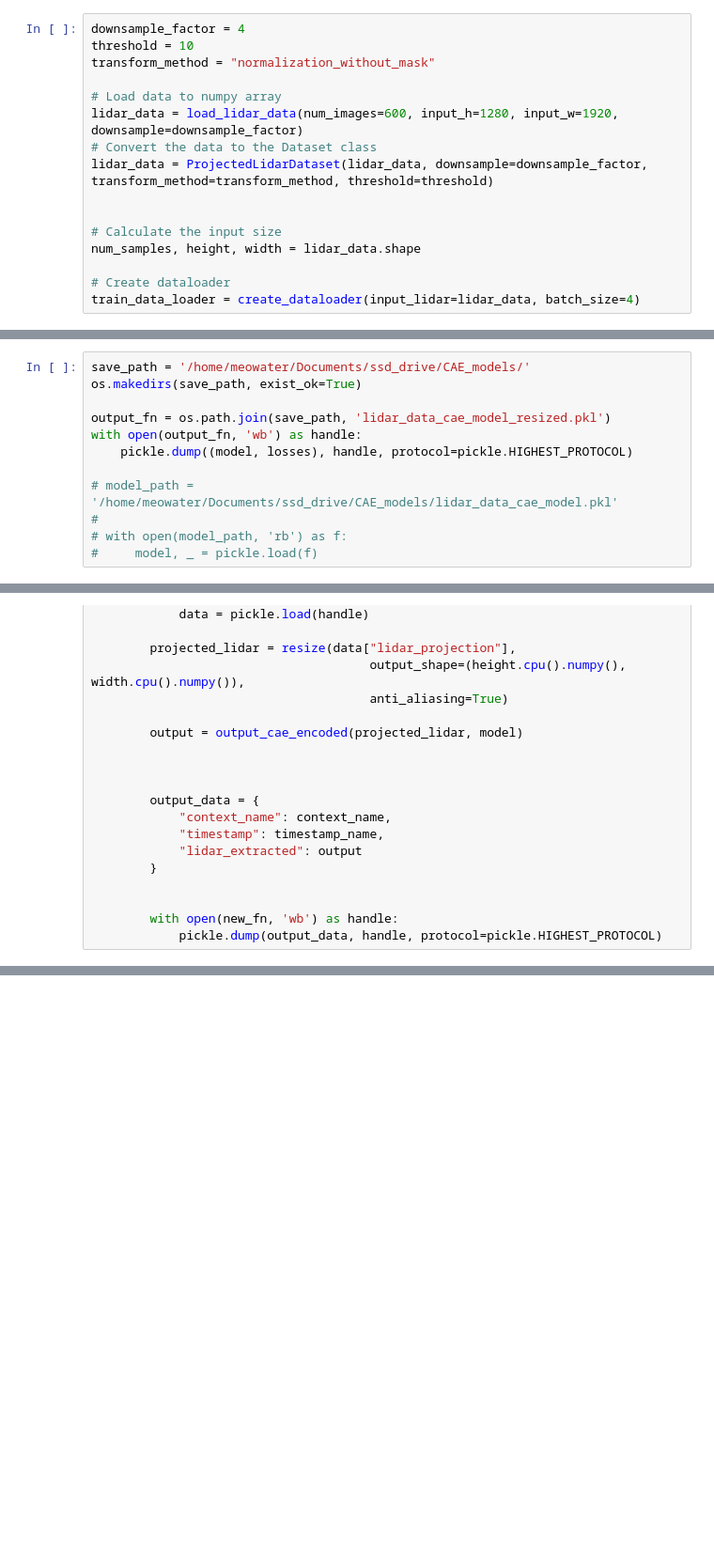
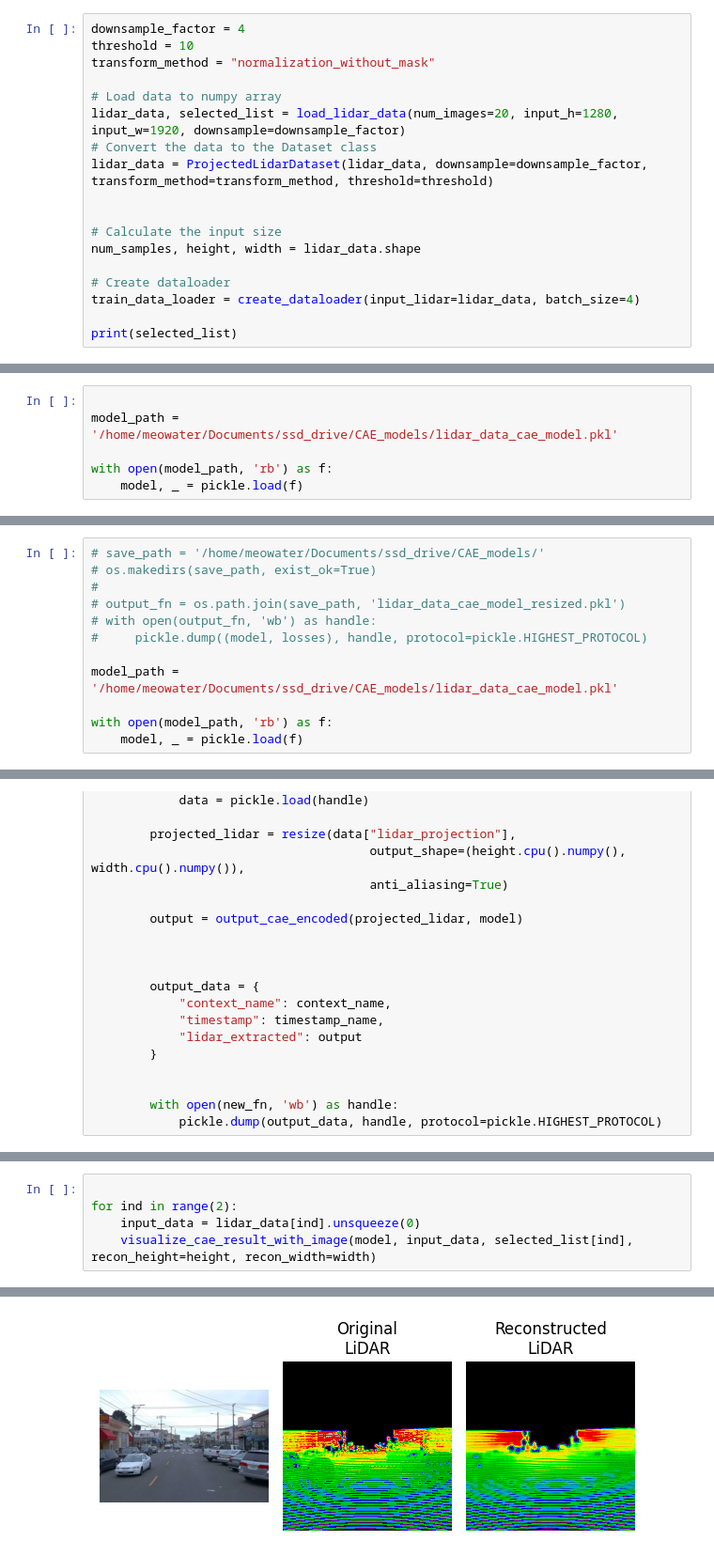
Before and after one commit to felixgalindo/CS-7643-Final-Project, a Jupyter notebook: fine_tune_lidar_CAE.ipynb, the cells around one changed output, grey strips where cells are left out. Shown at 94% size. Cells and saved outputs as stored; diff of their text form; blank space fills up the shorter version.

Commit message:
Plotted image + lidar data.

```diff
--- a/fine_tune_lidar_CAE.ipynb
+++ b/fine_tune_lidar_CAE.ipynb
@@ -8,7 +8,7 @@ threshold = 10
 transform_method = "normalization_without_mask"
 
 # Load data to numpy array
-lidar_data = load_lidar_data(num_images=600, input_h=1280, input_w=1920, downsample=downsample_factor)
+lidar_data, selected_list = load_lidar_data(num_images=20, input_h=1280, input_w=1920, downsample=downsample_factor)
 # Convert the data to the Dataset class
 lidar_data = ProjectedLidarDataset(lidar_data, downsample=downsample_factor, transform_method=transform_method, threshold=threshold)
 
@@ -18,4 +18,6 @@ num_samples, height, width = lidar_data.shape
 
 # Create dataloader
 train_data_loader = create_dataloader(input_lidar=lidar_data, batch_size=4)
+
+print(selected_list)
 # %% [output]
@@ -23,2 +26,8 @@ Elapsed time to load the lidar data:  67.38323855400085
+# %%
+
+model_path = '/home/meowater/Documents/ssd_drive/CAE_models/lidar_data_cae_model.pkl'
+
+with open(model_path, 'rb') as f:
+    model, _ = pickle.load(f)
 # %%
 model, losses = cae_train(train_data_loader, epochs=250, lr=0.00001)
@@ -53,15 +41,15 @@ Reconstructed shape after squeeze is torch.Size([6, 320, 320])
 # %%
-save_path = '/home/meowater/Documents/ssd_drive/CAE_models/'
-os.makedirs(save_path, exist_ok=True)
+# save_path = '/home/meowater/Documents/ssd_drive/CAE_models/'
+# os.makedirs(save_path, exist_ok=True)
+#
+# output_fn = os.path.join(save_path, 'lidar_data_cae_model_resized.pkl')
+# with open(output_fn, 'wb') as handle:
+#     pickle.dump((model, losses), handle, protocol=pickle.HIGHEST_PROTOCOL)
 
-output_fn = os.path.join(save_path, 'lidar_data_cae_model_resized.pkl')
-with open(output_fn, 'wb') as handle:
-    pickle.dump((model, losses), handle, protocol=pickle.HIGHEST_PROTOCOL)
+model_path = '/home/meowater/Documents/ssd_drive/CAE_models/lidar_data_cae_model.pkl'
 
-# model_path = '/home/meowater/Documents/ssd_drive/CAE_models/lidar_data_cae_model.pkl'
-#
-# with open(model_path, 'rb') as f:
-#     model, _ = pickle.load(f)
+with open(model_path, 'rb') as f:
+    model, _ = pickle.load(f)
 # %%
 def output_cae_encoded(input_lidar, cae_model):
     cae_model.eval()
@@ -133,0 +117,6 @@ print(len(file_list))
+# %%
+
+for ind in range(2):
+    input_data = lidar_data[ind].unsqueeze(0)
+    visualize_cae_result_with_image(model, input_data, selected_list[ind], recon_height=height, recon_width=width)
+# %% [output]
@@ -133,0 +126 @@ print(len(file_list))
+[figure, added]
```
Also changed, not shown: parts of 9 cells of this notebook, 3 other files.
